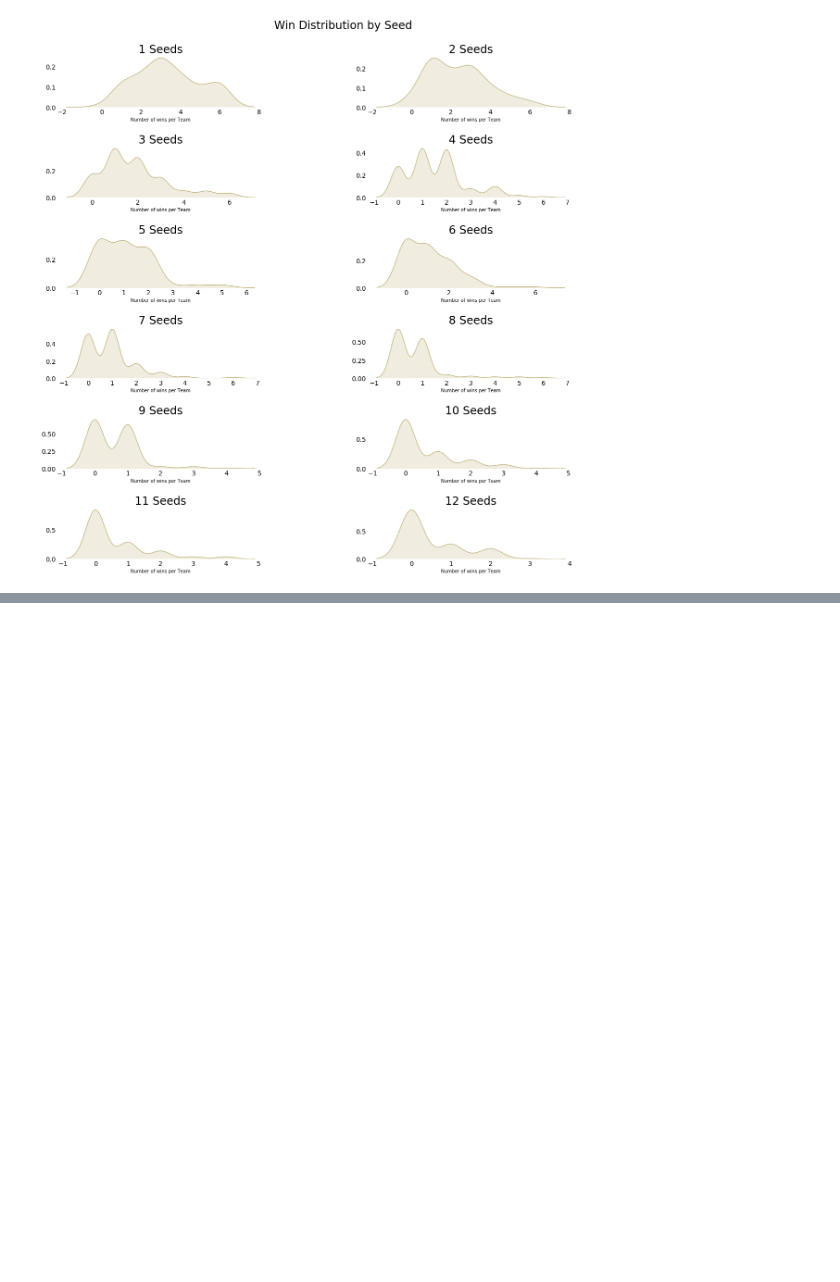
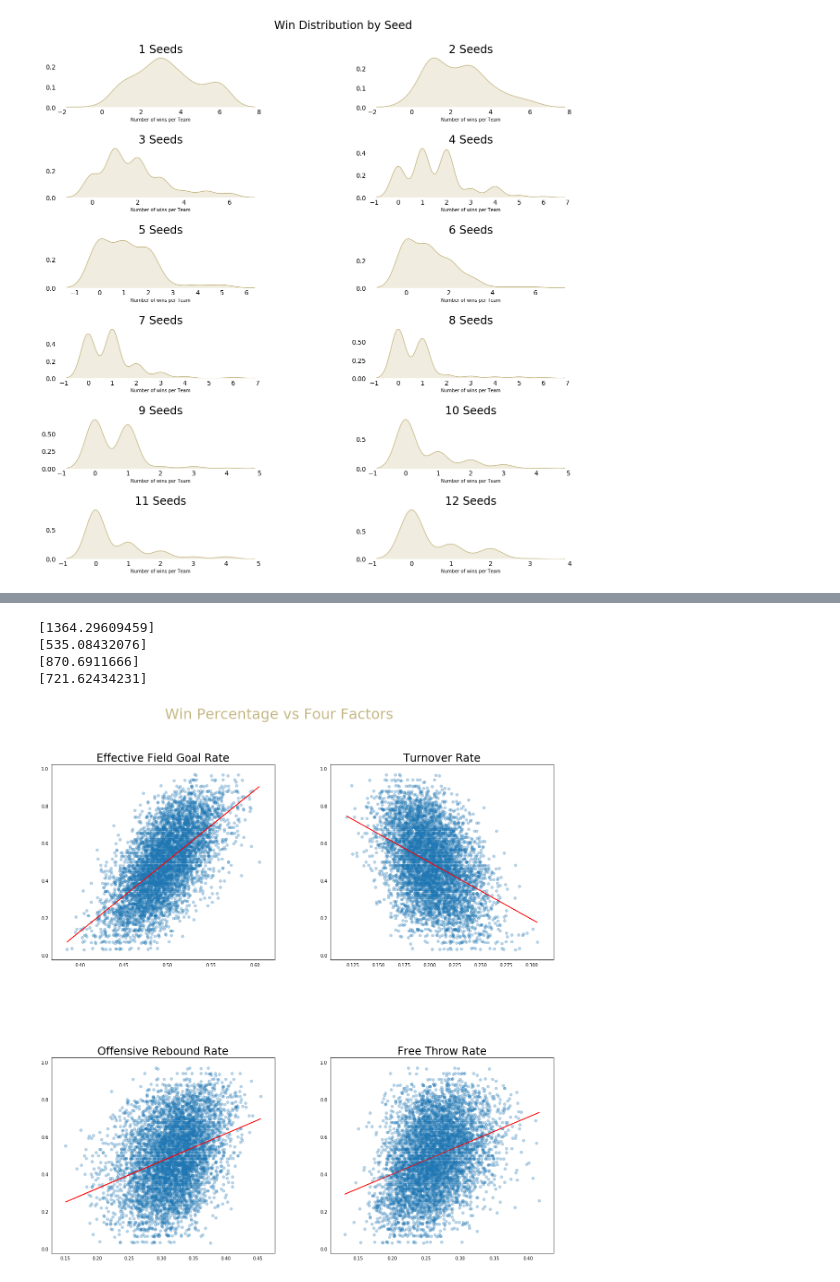
Before and after one commit to Regan831/basketball_predictions, a Jupyter notebook: EDA.ipynb, the cells around one changed output, grey strips where cells are left out. Drawn from its saved outputs; the diff is of its cells as text; code cells hidden in the pictures; blank space fills up the shorter version.

```diff
--- a/EDA.ipynb
+++ b/EDA.ipynb
@@ -359,0 +384,46 @@ for i in range(0,12):
+# %%
+def calc_trendline(x, y, plt):
+    z = np.polyfit(x, y, 1)
+    p = np.poly1d(z)
+    plt.plot(x,p(x),"r")
+
+fig = plt.figure(figsize=(20, 20))
+grid = plt.GridSpec(2, 2, wspace=0.25, hspace=0.5)
+
+fig.text(x=.30, y=0.95, s='Win Percentage vs Four Factors', fontsize=32, color='#c5b783')
+
+# crrnt_seasn = df_avgs_w_l[df_avgs.Season == df_avgs.Season.max()]
+y = df_avgs_w_l[df_avgs_w_l['efg_pct'] > 0].win_pct
+plt.subplot(grid[0, :1])
+x = df_avgs_w_l[df_avgs_w_l['efg_pct'] > 0].efg_pct
+plt.scatter(x, y, marker='o', alpha=.3)
+calc_trendline(x, y ,plt)
+print(np.correlate(x,y))
+plt.title('Effective Field Goal Rate', fontsize=24)
+
+plt.subplot(grid[0, 1:])
+x = df_avgs_w_l[df_avgs_w_l['to_poss'] > 0].to_poss
+plt.scatter(x, y, marker='o', alpha=.3)
+calc_trendline(x, y ,plt)
+print(np.correlate(x,y))
+plt.title('Turnover Rate', fontsize=24)
+
+plt.subplot(grid[1, :1])
+x = df_avgs_w_l[df_avgs_w_l['orb_pct'] > 0].orb_pct
+plt.scatter(x, y, marker='o', alpha=.3)
+calc_trendline(x, y ,plt)
+print(np.correlate(x,y))
+plt.title('Offensive Rebound Rate', fontsize=24)
+
+plt.subplot(grid[1, 1:])
+x = df_avgs_w_l[df_avgs_w_l['ft_rate'] > 0].ft_rate
+plt.scatter(x, y, marker='o', alpha=.3)
+calc_trendline(x, y ,plt)
+print(np.correlate(x,y))
+plt.title('Free Throw Rate', fontsize=24);
+# %% [output]
+[1364.29609459]
+[535.08432076]
+[870.6911666]
+[721.62434231]
+[figure, added]
```
Also changed, not shown: parts of 3 cells of this notebook, 2 other files.
